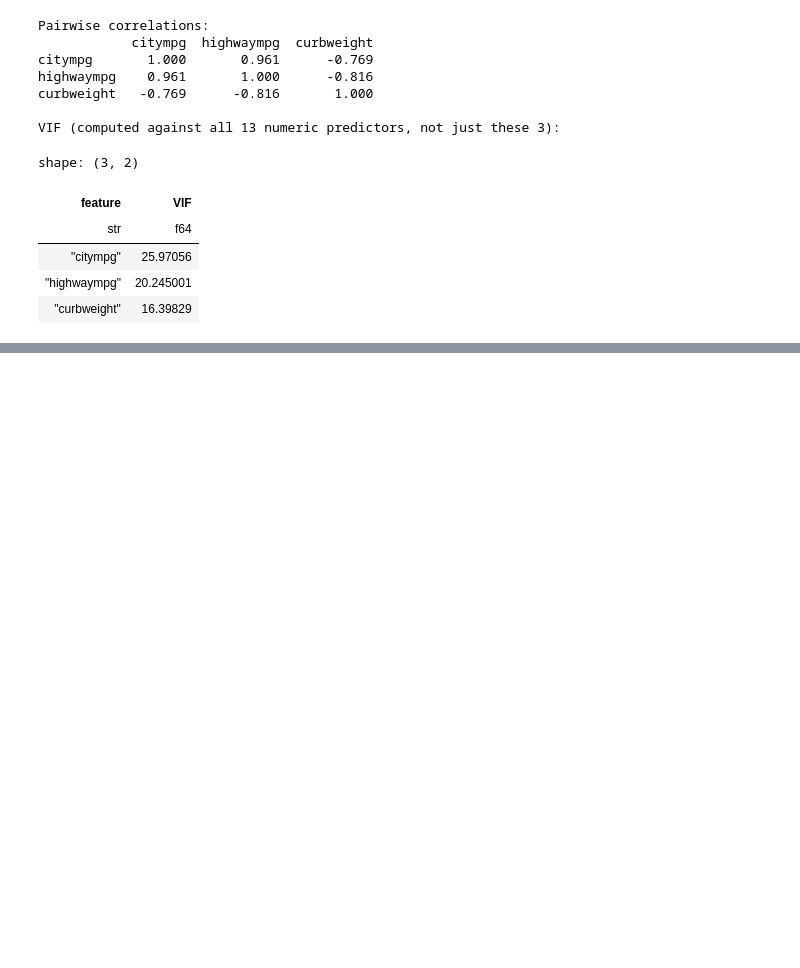
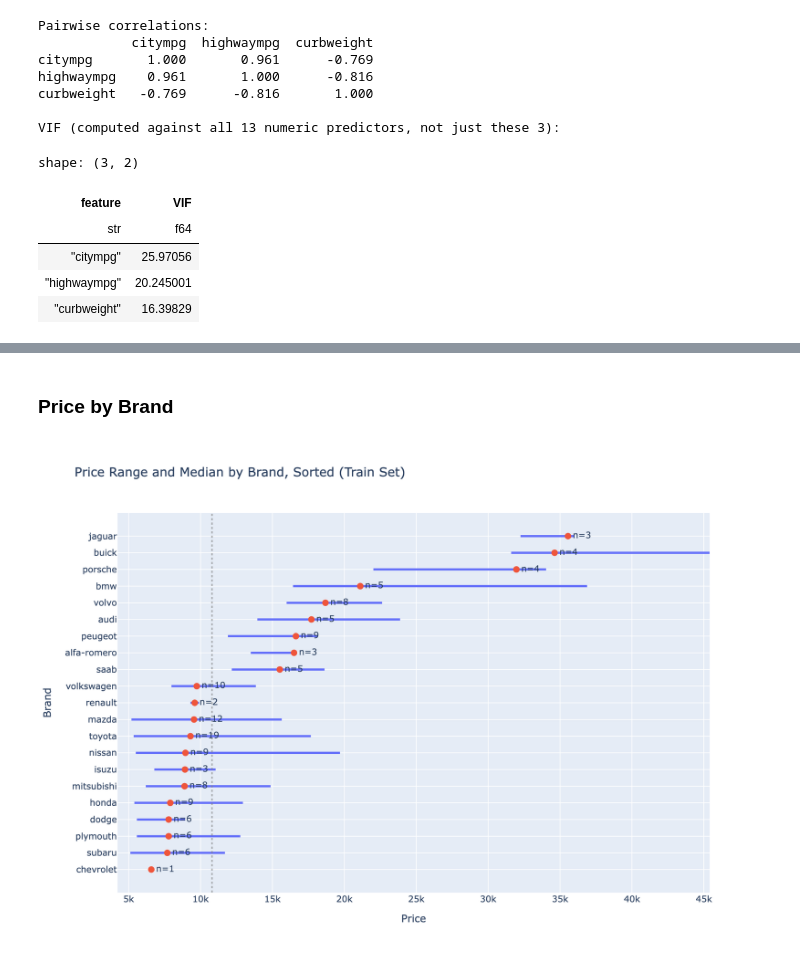
Before and after one commit to yubrajparajuli/car-price-regularization, a Jupyter notebook: notebook/01_data_understanding.ipynb, the cells around one changed output, grey strips where cells are left out. Cells and saved outputs as stored; diff of their text form; code cells hidden in the pictures; blank space fills up the shorter version.

```diff
--- a/notebook/01_data_understanding.ipynb
+++ b/notebook/01_data_understanding.ipynb
@@ -725,0 +853,49 @@ shape: (3, 2)
+# %% [markdown]
+### Price by Brand
+# %%
+brand_summary = (
+    train_with_target.group_by("brand")
+    .agg(
+        pl.col("price").median().alias("median_price"),
+        pl.col("price").min().alias("min_price"),
+        pl.col("price").max().alias("max_price"),
+        pl.count().alias("n")
+    )
+    .sort("median_price")
+)
+
+fig = go.Figure()
+
+for row in brand_summary.iter_rows(named=True):
+    fig.add_trace(go.Scatter(
+        x=[row["min_price"], row["max_price"]],
+        y=[row["brand"], row["brand"]],
+        mode="lines",
+        line=dict(color="#636EFA", width=3),
+        showlegend=False
+    ))
+
+fig.add_trace(go.Scatter(
+    x=brand_summary["median_price"],
+    y=brand_summary["brand"],
+    mode="markers+text",
+    marker=dict(color="#EF553B", size=9),
+    text=[f"n={n}" for n in brand_summary["n"]],
+    textposition="middle right",
+    showlegend=False
+))
+
+fig.add_vline(x=overall_median, line_dash="dot", line_color="gray", opacity=0.6)
+
+fig.update_layout(
+    title="Price Range and Median by Brand, Sorted (Train Set)",
+    xaxis_title="Price",
+    yaxis_title="Brand",
+    height=700,
+    width=1000
+)
+
+fig.write_image("../reports/figures/08_price_by_brand.png")
+fig.show()
+# %% [output]
+[figure, added]
```
Also changed, not shown: parts of 18 cells of this notebook.
